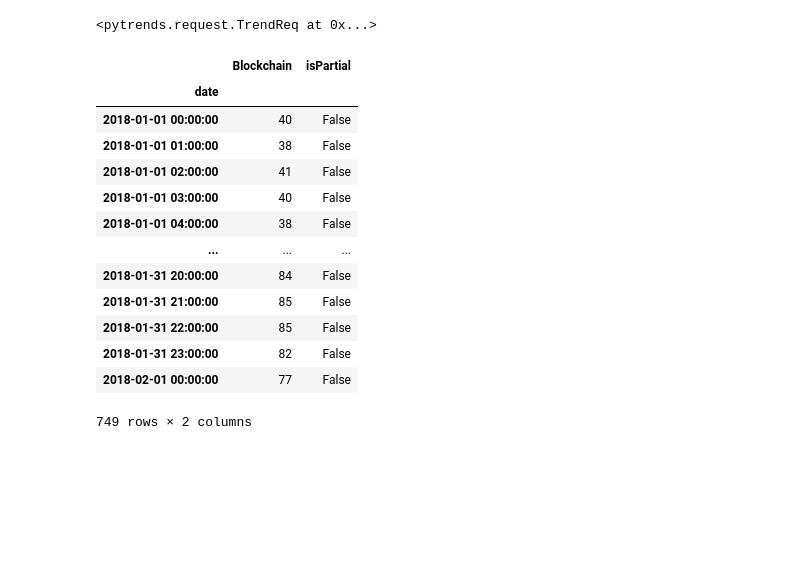
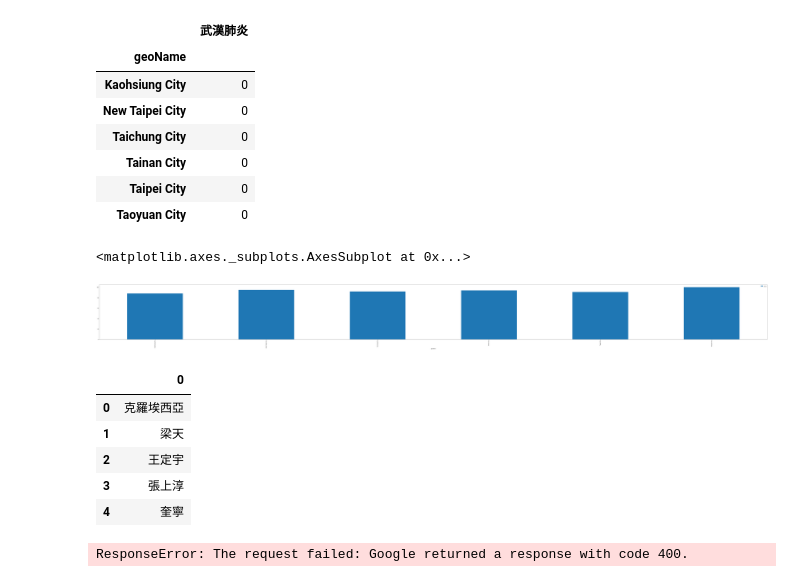
Before and after one commit to Benknightdark/GoogleTrendsApi, a Jupyter notebook: notebook/Untitled.ipynb, the cells around one changed output. Cells and saved outputs as stored; diff of their text form; code cells hidden in the pictures; blank space fills up the shorter version.

```diff
--- a/notebook/Untitled.ipynb
+++ b/notebook/Untitled.ipynb
@@ -45,21 +17,42 @@ pytrends.interest_over_time()
-# %%
-pytrends
-# %% [output]
-<pytrends.request.TrendReq at 0x...>
-# %%
-pytrends.get_historical_interest(kw_list, year_start=2018, month_start=1, day_start=1, hour_start=0, year_end=2018, month_end=2, day_end=1, hour_end=0, cat=0, geo='', gprop='', sleep=0)
-# %% [output]
-|  | Blockchain | isPartial |
-| date |  |  |
-| 2018-01-01 00:00:00 | 40 | False |
-| 2018-01-01 01:00:00 | 38 | False |
-| 2018-01-01 02:00:00 | 41 | False |
-| 2018-01-01 03:00:00 | 40 | False |
-| 2018-01-01 04:00:00 | 38 | False |
-| ... | ... | ... |
-| 2018-01-31 20:00:00 | 84 | False |
-| 2018-01-31 21:00:00 | 85 | False |
-| 2018-01-31 22:00:00 | 85 | False |
-| 2018-01-31 23:00:00 | 82 | False |
-| 2018-02-01 00:00:00 | 77 | False |
-749 rows × 2 columns
+# %%
+import pandas as pd
+from pytrends.request import TrendReq
+pytrend = TrendReq()
+# %%
+pytrend.build_payload(kw_list=['武漢肺炎'],geo='TW')
+# Interest by Region
+df = pytrend.interest_by_region()
+df.head(10)
+# %% [output]
+|  | 武漢肺炎 |
+| geoName |  |
+| Kaohsiung City | 0 |
+| New Taipei City | 0 |
+| Taichung City | 0 |
+| Tainan City | 0 |
+| Taipei City | 0 |
+| Taoyuan City | 0 |
+# %%
+import matplotlib.pyplot as plt
+
+plt.rcParams['font.family'] = ['DejaVu Sans']
+
+df.reset_index().plot(x='geoName', y='武漢 肺炎', figsize=(120, 10), kind ='bar')
+# %% [output]
+<matplotlib.axes._subplots.AxesSubplot at 0x...>
+[figure, added]
+# %%
+# Get Google Hot Trends data
+df = pytrend.trending_searches(pn='taiwan')
+df.head()
+# %% [output]
+|  | 0 |
+| 0 | 克羅埃西亞 |
+| 1 | 梁天 |
+| 2 | 王定宇 |
+| 3 | 張上淳 |
+| 4 | 奎寧 |
+# %%
+df = pytrend.today_searches(pn='taiwan')
+# %% [output]
+ResponseError: The request failed: Google returned a response with code 400.
```
Also changed, not shown: parts of 10 cells of this notebook.
